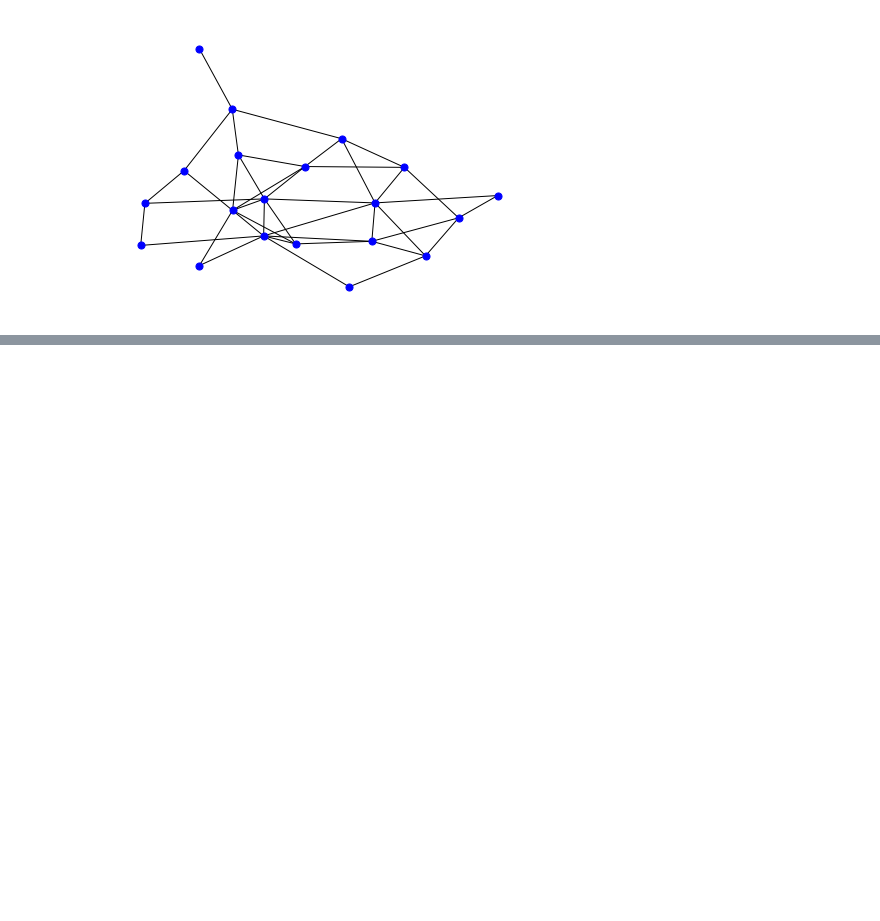
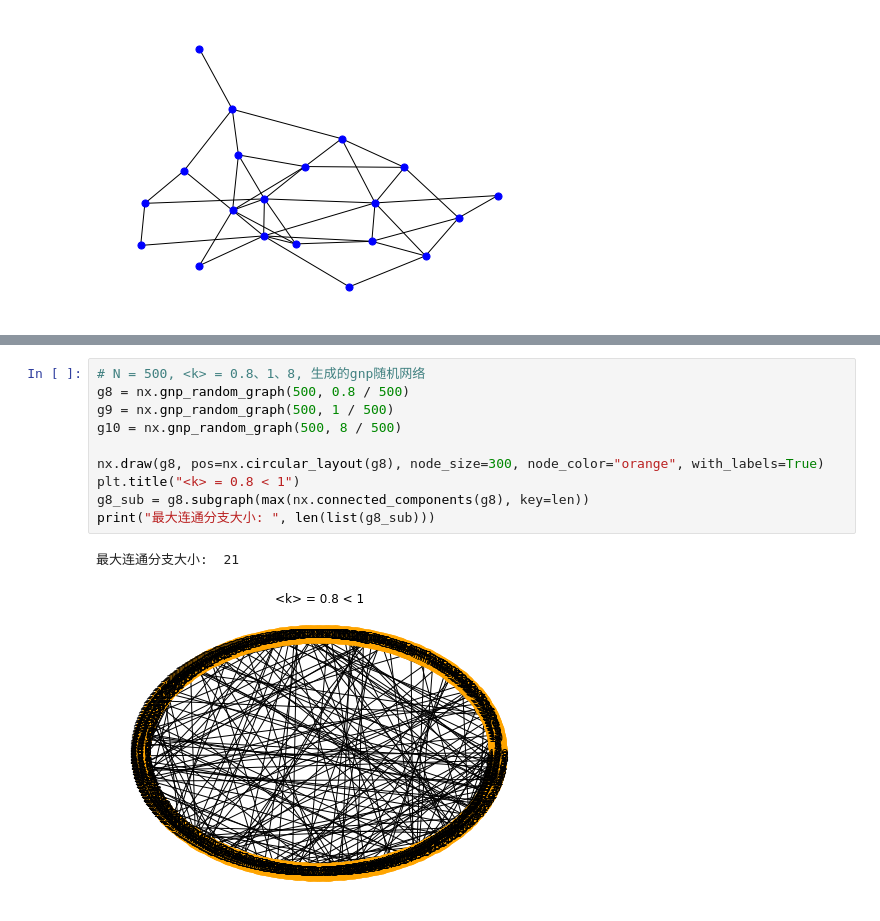
Before and after one commit to zhouhuaian/complex_network_learning, a Jupyter notebook: code/lesson3.ipynb, the cells around one changed output, grey strips where cells are left out. Drawn from its saved outputs; the diff is of its cells as text; blank space fills up the shorter version.

```diff
--- a/code/lesson3.ipynb
+++ b/code/lesson3.ipynb
@@ -100,0 +101,13 @@ Text(0.5, 1.0, 'G(N,p)')
+# %%
+# N = 500, <k> = 0.8、1、8, 生成的gnp随机网络
+g8 = nx.gnp_random_graph(500, 0.8 / 500)
+g9 = nx.gnp_random_graph(500, 1 / 500)
+g10 = nx.gnp_random_graph(500, 8 / 500)
+
+nx.draw(g8, pos=nx.circular_layout(g8), node_size=300, node_color="orange", with_labels=True)
+plt.title("<k> = 0.8 < 1")
+g8_sub = g8.subgraph(max(nx.connected_components(g8), key=len))
+print("最大连通分支大小: ", len(list(g8_sub)))
+# %% [output]
+最大连通分支大小:  21
+[figure, added]
```
Also changed, not shown: parts of 3 cells of this notebook.
